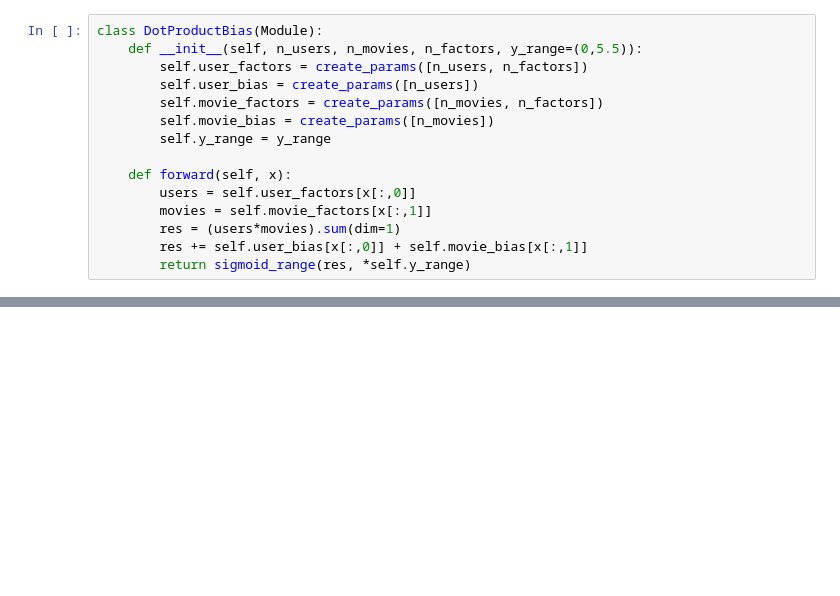
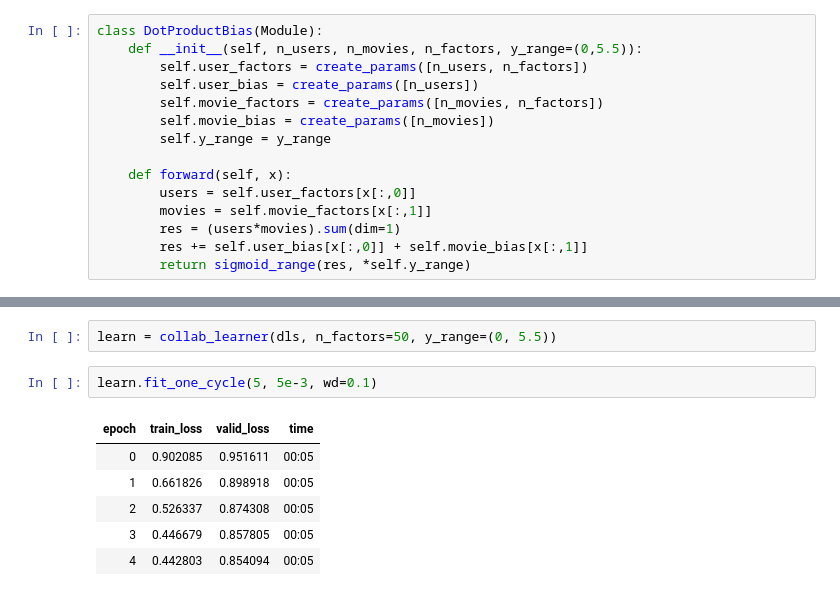
Before and after one commit to atozncoder/ai, a Jupyter notebook: BookChapter8.ipynb, the cells around one changed output, grey strips where cells are left out. Cells and saved outputs as stored; diff of their text form; blank space fills up the shorter version.

```diff
--- a/BookChapter8.ipynb
+++ b/BookChapter8.ipynb
@@ -292,0 +293,11 @@ plt.show()
+# %%
+learn = collab_learner(dls, n_factors=50, y_range=(0, 5.5))
+# %%
+learn.fit_one_cycle(5, 5e-3, wd=0.1)
+# %% [output]
+| epoch | train_loss | valid_loss | time |
+| 0 | 0.902085 | 0.951611 | 00:05 |
+| 1 | 0.661826 | 0.898918 | 00:05 |
+| 2 | 0.526337 | 0.874308 | 00:05 |
+| 3 | 0.446679 | 0.857805 | 00:05 |
+| 4 | 0.442803 | 0.854094 | 00:05 |
```
Also changed, not shown: parts of 23 cells of this notebook.
